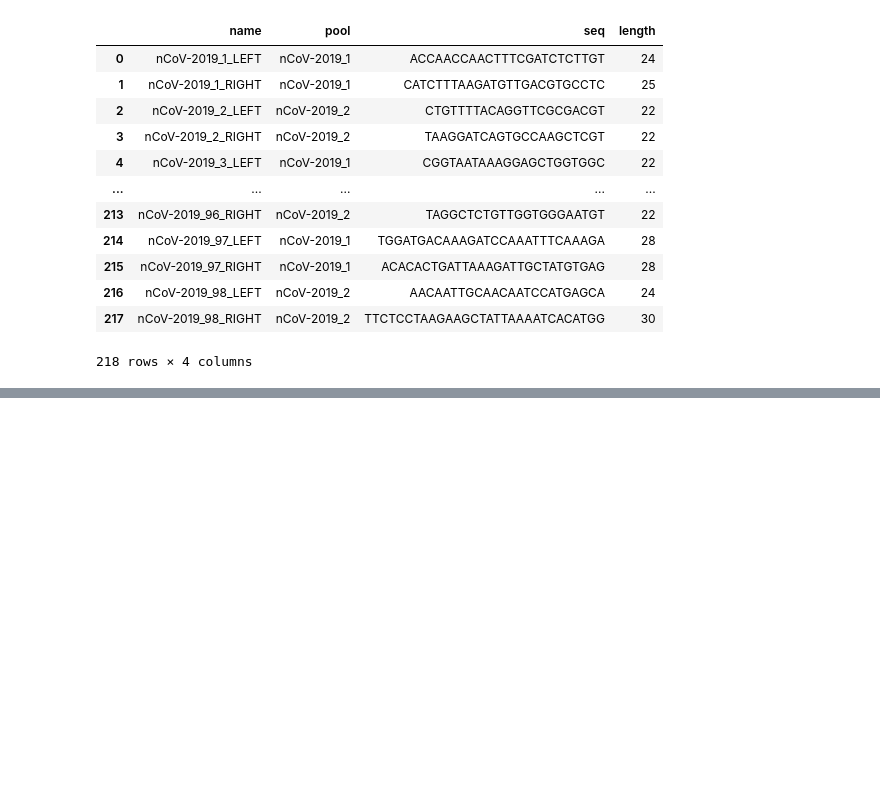
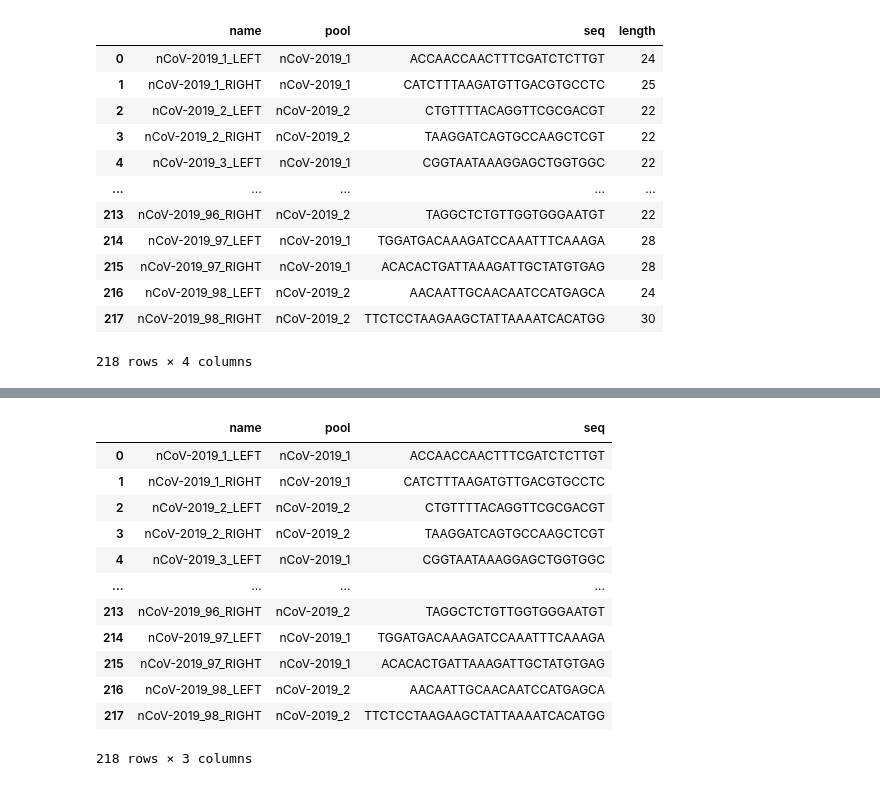
Before and after one commit to mayaah-karolaine/tt3-orf-extractor, a Jupyter notebook: TT3-primers.ipynb, the cells around one changed output, grey strips where cells are left out. Drawn from its saved outputs; the diff is of its cells as text; code cells hidden in the pictures; blank space fills up the shorter version.

```diff
--- a/TT3-primers.ipynb
+++ b/TT3-primers.ipynb
@@ -52,3 +37,21 @@ orf_extractor_v2.ipynb  seqwuhanARTIC.fasta
+# %%
+df=pd.read_csv('~/Documentos/tt3-orf-extractor/nCoV-2019.tsv', sep='\t')[['name', 'pool', 'seq']]
+# %%
+df
+# %% [output]
+|  | name | pool | seq |
+| 0 | nCoV-2019_1_LEFT | nCoV-2019_1 | ACCAACCAACTTTCGATCTCTTGT |
+| 1 | nCoV-2019_1_RIGHT | nCoV-2019_1 | CATCTTTAAGATGTTGACGTGCCTC |
+| 2 | nCoV-2019_2_LEFT | nCoV-2019_2 | CTGTTTTACAGGTTCGCGACGT |
+| 3 | nCoV-2019_2_RIGHT | nCoV-2019_2 | TAAGGATCAGTGCCAAGCTCGT |
+| 4 | nCoV-2019_3_LEFT | nCoV-2019_1 | CGGTAATAAAGGAGCTGGTGGC |
+| ... | ... | ... | ... |
+| 213 | nCoV-2019_96_RIGHT | nCoV-2019_2 | TAGGCTCTGTTGGTGGGAATGT |
+| 214 | nCoV-2019_97_LEFT | nCoV-2019_1 | TGGATGACAAAGATCCAAATTTCAAAGA |
+| 215 | nCoV-2019_97_RIGHT | nCoV-2019_1 | ACACACTGATTAAAGATTGCTATGTGAG |
+| 216 | nCoV-2019_98_LEFT | nCoV-2019_2 | AACAATTGCAACAATCCATGAGCA |
+| 217 | nCoV-2019_98_RIGHT | nCoV-2019_2 | TTCTCCTAAGAAGCTATTAAAATCACATGG |
+218 rows × 3 columns
 # %%
 from Bio.Seq import Seq
 from Bio.SeqRecord import SeqRecord
```
Also changed, not shown: parts of 12 cells of this notebook, 1 other file.
